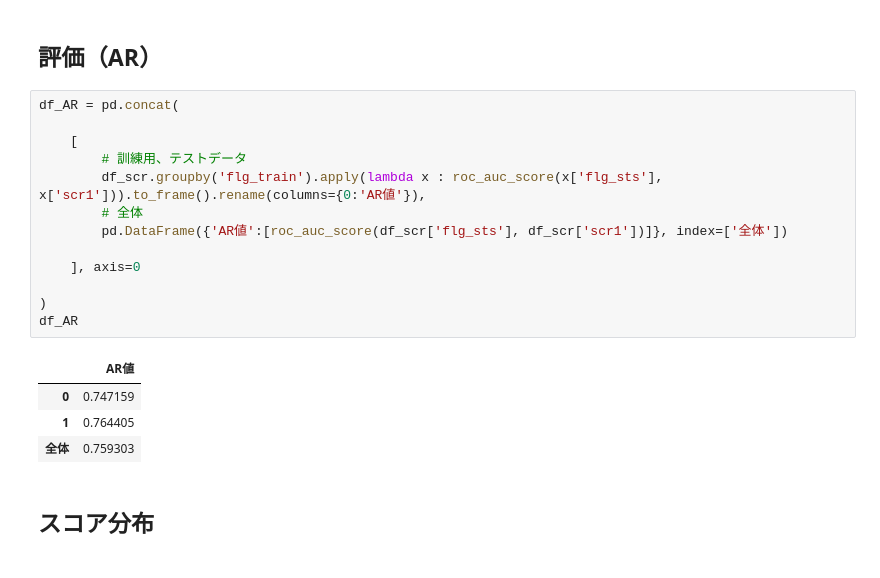
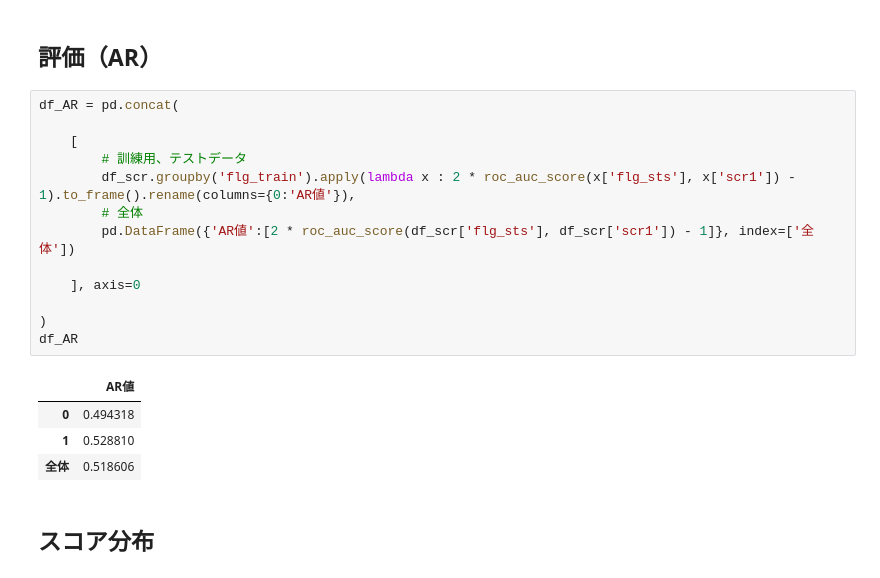
Before and after one commit to houinal/100knocks-preprocess-master, a Jupyter notebook: work_ver1.2/pgm/501_モデル構築.ipynb, the cells around one changed output. Cells and saved outputs as stored; diff of their text form.

```diff
--- a/work_ver1.2/pgm/501_モデル構築.ipynb
+++ b/work_ver1.2/pgm/501_モデル構築.ipynb
@@ -164,21 +164,21 @@ df_scr
 # %%
 df_AR = pd.concat(
 
     [
         # 訓練用、テストデータ
-        df_scr.groupby('flg_train').apply(lambda x : roc_auc_score(x['flg_sts'], x['scr1'])).to_frame().rename(columns={0:'AR値'}),
+        df_scr.groupby('flg_train').apply(lambda x : 2 * roc_auc_score(x['flg_sts'], x['scr1']) - 1).to_frame().rename(columns={0:'AR値'}),
         # 全体
-        pd.DataFrame({'AR値':[roc_auc_score(df_scr['flg_sts'], df_scr['scr1'])]}, index=['全体'])
+        pd.DataFrame({'AR値':[2 * roc_auc_score(df_scr['flg_sts'], df_scr['scr1']) - 1]}, index=['全体'])
 
     ], axis=0
 
 )
 df_AR
 # %% [output]
 |  | AR値 |
-| 0 | 0.747159 |
-| 1 | 0.764405 |
-| 全体 | 0.759303 |
+| 0 | 0.494318 |
+| 1 | 0.528810 |
+| 全体 | 0.518606 |
 # %% [markdown]
 ## スコア分布
 # %%
```
